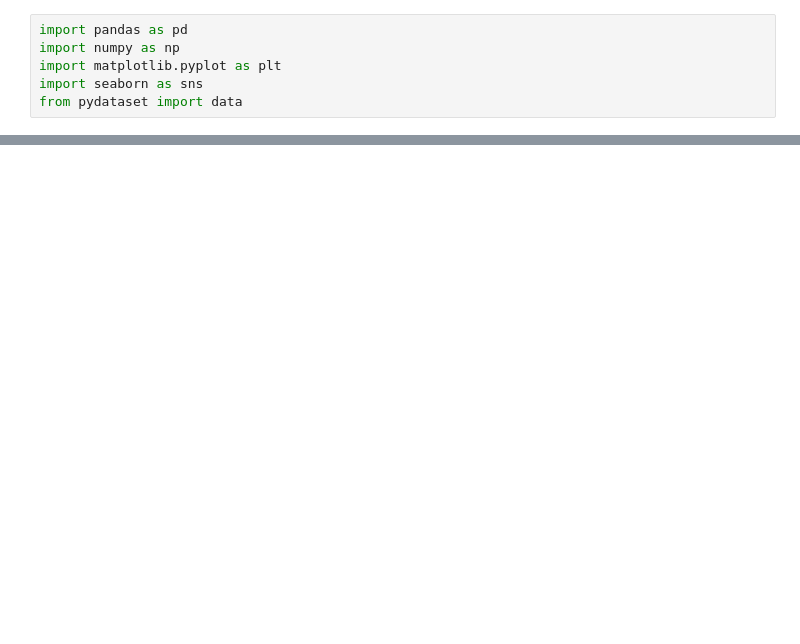
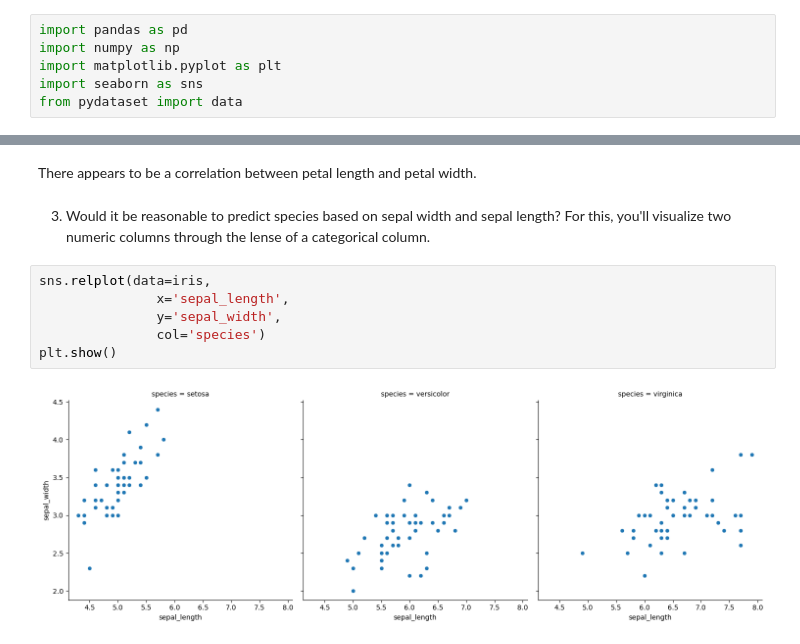
Before and after one commit to Adam-Harris87/numpy-pandas-visualization-exercises, a Jupyter notebook: seaborn_exercises.ipynb, the cells around one changed output, grey strips where cells are left out. Drawn from its saved outputs; the diff is of its cells as text; blank space fills up the shorter version.

```diff
--- a/seaborn_exercises.ipynb
+++ b/seaborn_exercises.ipynb
@@ -30,0 +67,13 @@ df = data('iris')
+# %% [markdown]
+There appears to be a correlation between petal length and petal width.
+# %% [markdown]
+3. Would it be reasonable to predict species based on sepal width and sepal length?
+For this, you'll visualize two numeric columns through the lense of a categorical column.
+# %%
+sns.relplot(data=iris,
+               x='sepal_length',
+               y='sepal_width',
+               col='species')
+plt.show()
+# %% [output]
+[figure, added]
```
Also changed, not shown: parts of 53 cells of this notebook, 1 other file.
